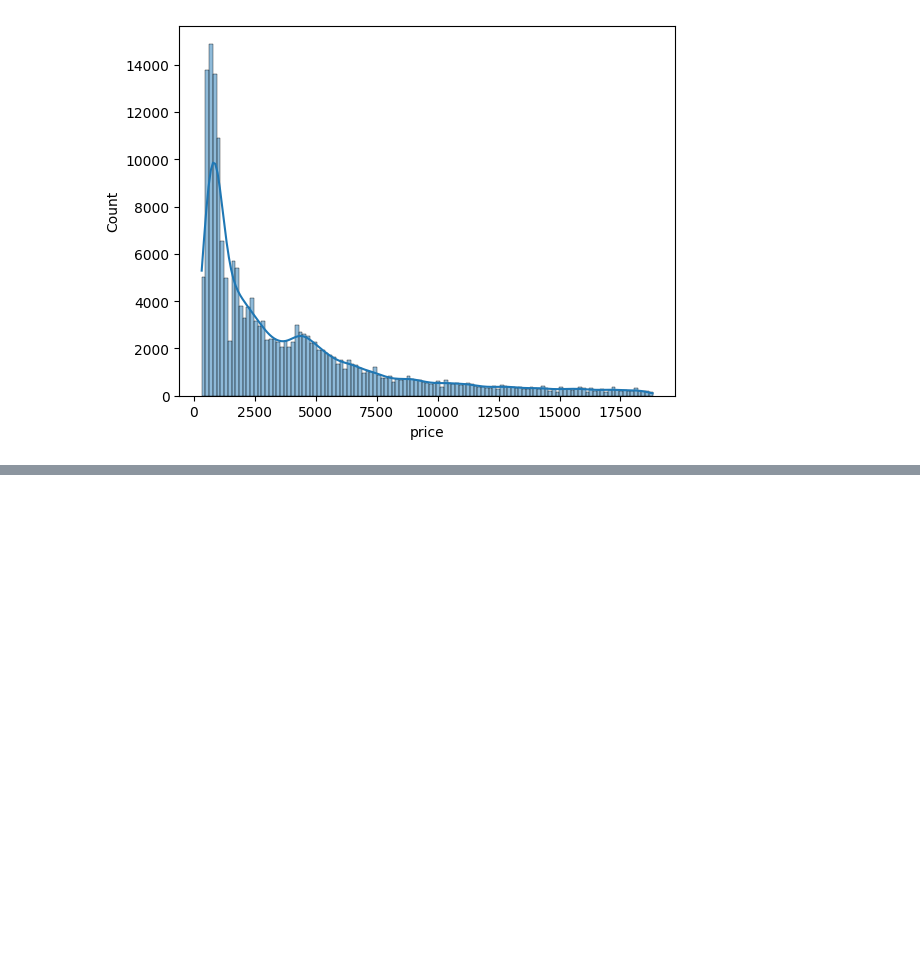
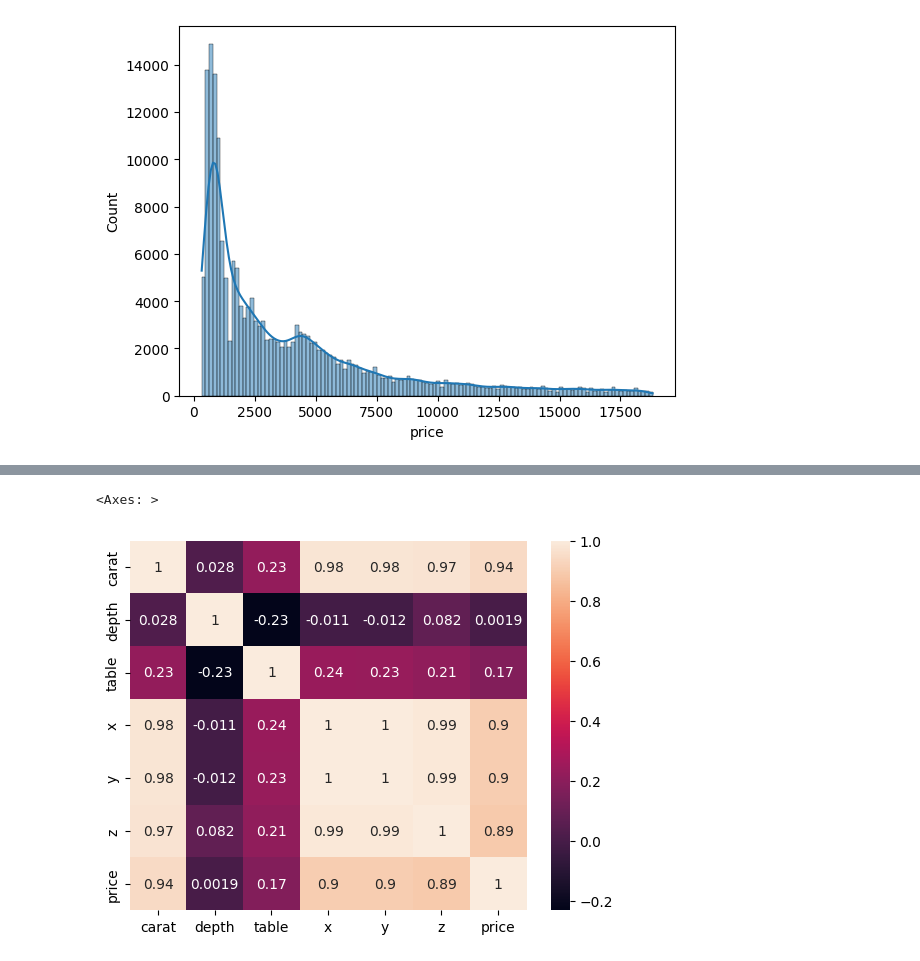
Before and after one commit to ersharmamanish/mlbootcampproject, a Jupyter notebook: notebook/EDA.ipynb, the cells around one changed output, grey strips where cells are left out. Cells and saved outputs as stored; diff of their text form; code cells hidden in the pictures; blank space fills up the shorter version.

```diff
--- a/notebook/EDA.ipynb
+++ b/notebook/EDA.ipynb
@@ -154,0 +167,2 @@ for i in num_col:
+# %%
+data_num = data[num_col]
@@ -154,0 +187,5 @@ for i in num_col:
+# %%
+sns.heatmap(data_num.corr(),annot=True)
+# %% [output]
+<Axes: >
+[figure, added]
```
Also changed, not shown: parts of 16 cells of this notebook, 1 other file.
